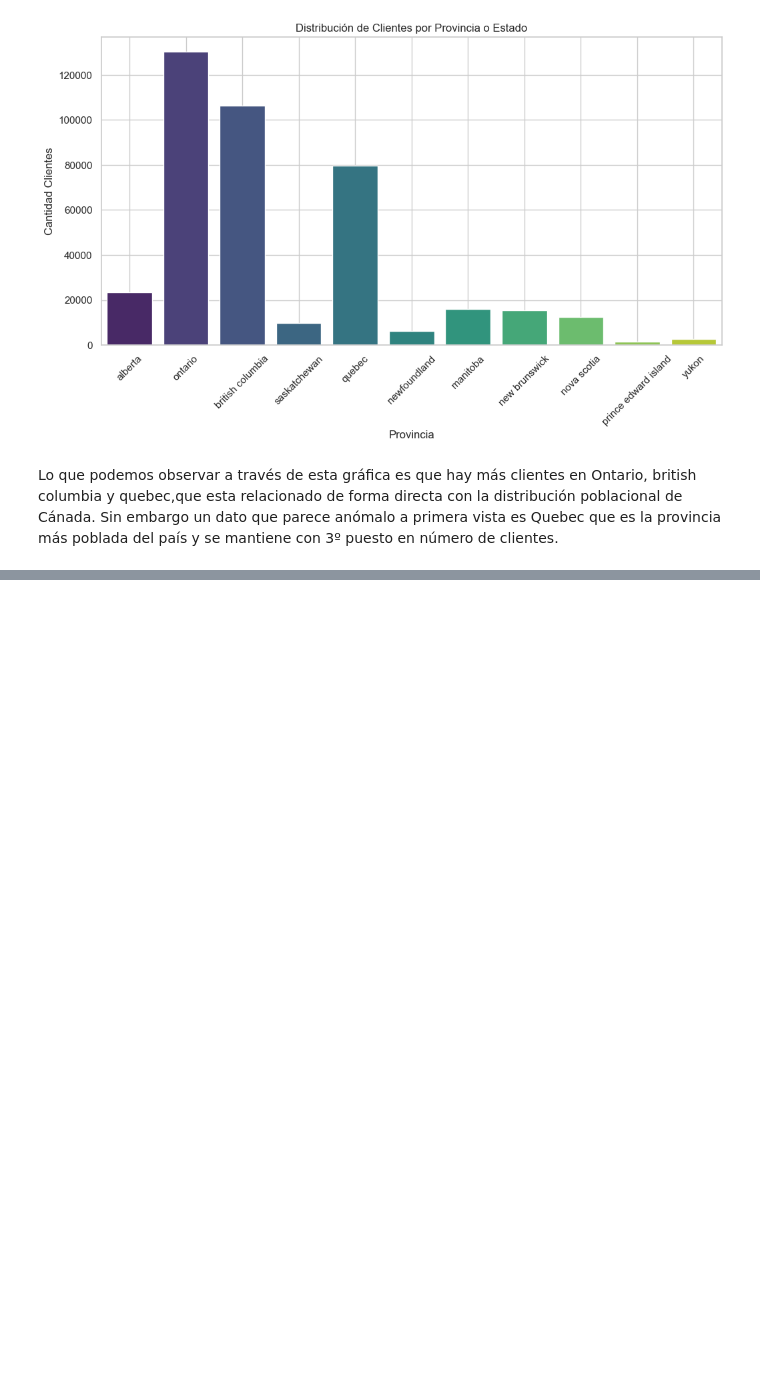
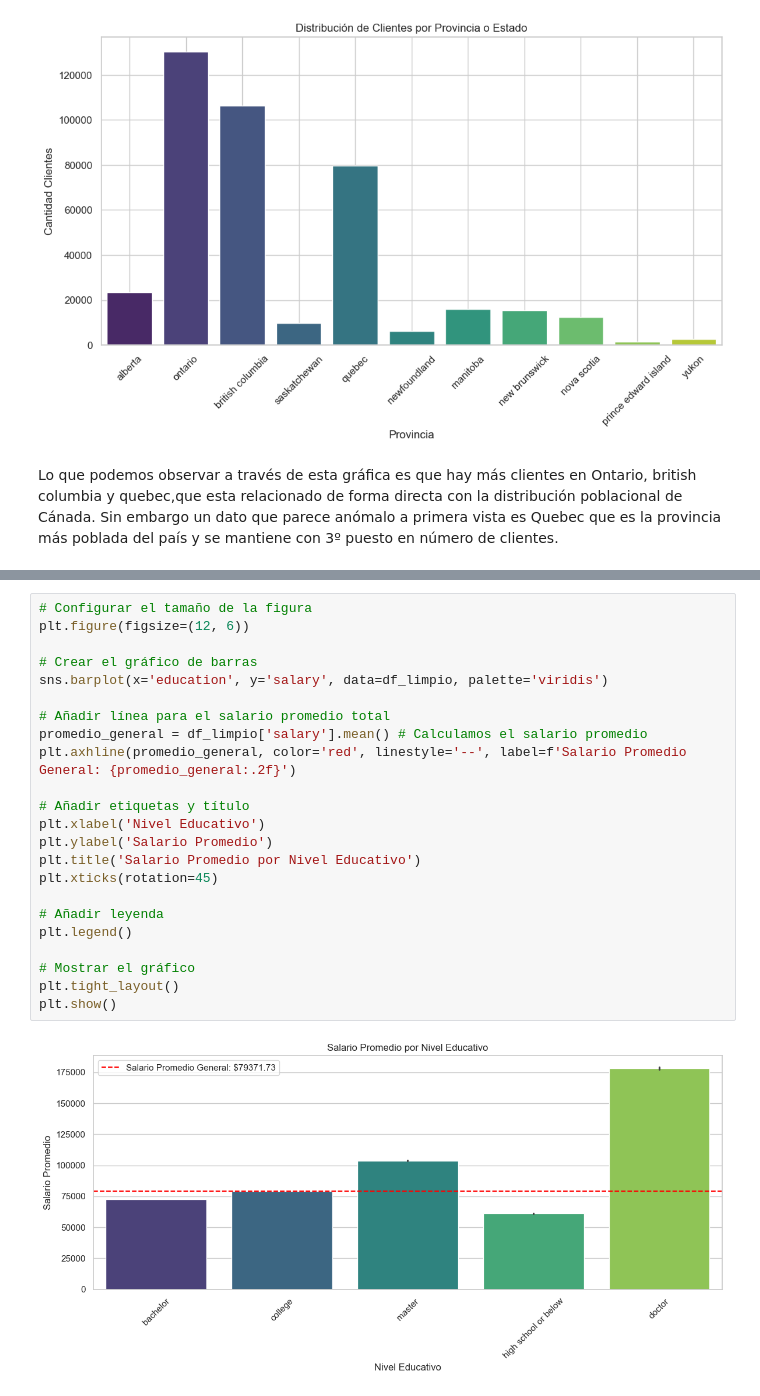
Before and after one commit to Adalab/bda-modulo-3-evaluacion-final-TeresaAdalab, a Jupyter notebook: Evaluacion Final Modulo 3.ipynb, the cells around one changed output, grey strips where cells are left out. Saved outputs shown, nothing was run; the diff lists cells and outputs as text; blank space fills up the shorter version.

```diff
--- a/Evaluacion Final Modulo 3.ipynb
+++ b/Evaluacion Final Modulo 3.ipynb
@@ -1462,0 +1492,25 @@ Sin embargo un dato que parece anómalo a primera vista es Quebec que es la prov
+# %%
+# Configurar el tamaño de la figura
+plt.figure(figsize=(12, 6))
+
+# Crear el gráfico de barras
+sns.barplot(x='education', y='salary', data=df_limpio, palette='viridis')
+
+# Añadir línea para el salario promedio total
+promedio_general = df_limpio['salary'].mean() # Calculamos el salario promedio
+plt.axhline(promedio_general, color='red', linestyle='--', label=f'Salario Promedio General: {promedio_general:.2f}')
+
+# Añadir etiquetas y título
+plt.xlabel('Nivel Educativo')
+plt.ylabel('Salario Promedio')
+plt.title('Salario Promedio por Nivel Educativo')
+plt.xticks(rotation=45)
+
+# Añadir leyenda
+plt.legend()
+
+# Mostrar el gráfico
+plt.tight_layout()
+plt.show()
+# %% [output]
+[figure, added]
```
Also changed, not shown: parts of 4 cells of this notebook.
